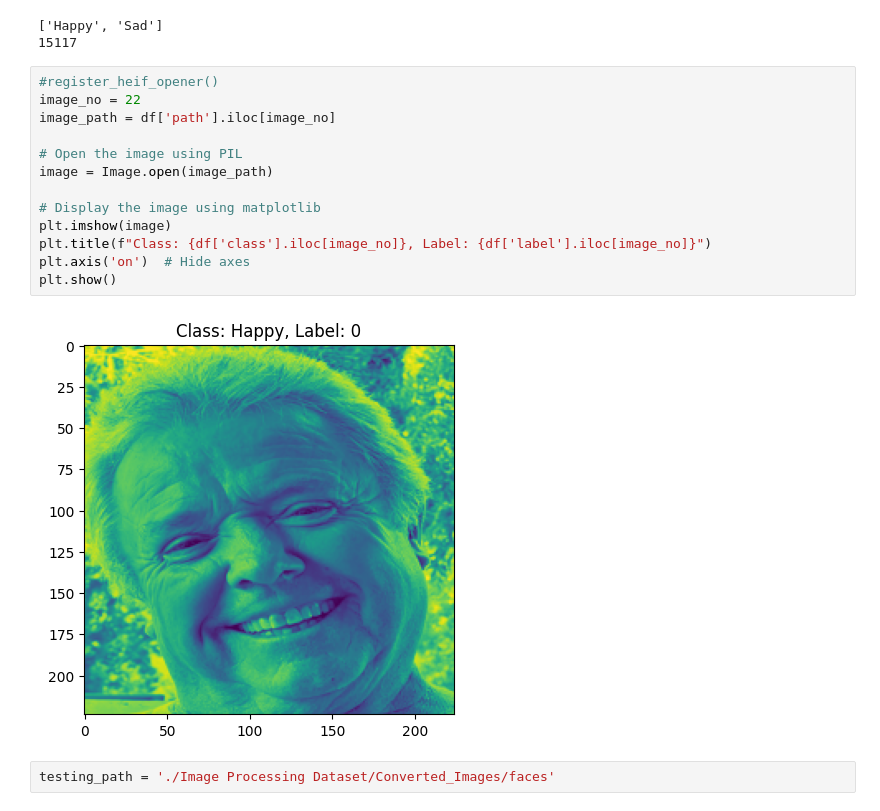
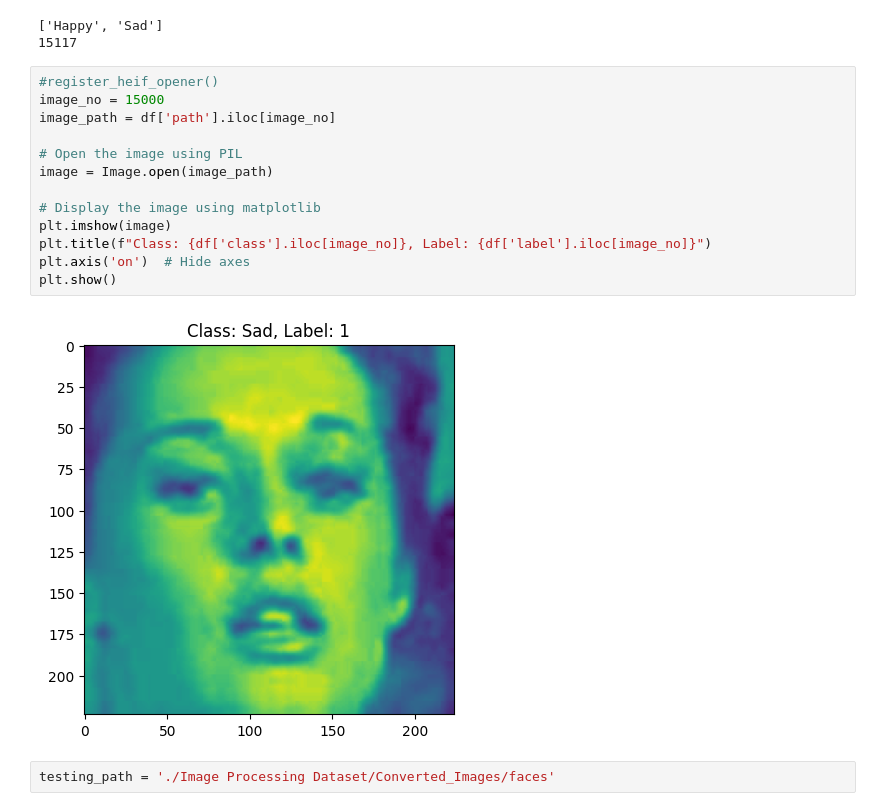
Before and after one commit to Bailey-Ward/Image-processing, a Jupyter notebook: imgprocessing_test.ipynb, the cells around one changed output. Saved outputs shown, nothing was run; the diff lists cells and outputs as text.

```diff
--- a/imgprocessing_test.ipynb
+++ b/imgprocessing_test.ipynb
@@ -124,19 +123,19 @@ print(len(df))
 15117
 # %%
 #register_heif_opener()
-image_no = 22
+image_no = 15000
 image_path = df['path'].iloc[image_no]
 
 # Open the image using PIL
 image = Image.open(image_path)
 
 # Display the image using matplotlib
 plt.imshow(image)
 plt.title(f"Class: {df['class'].iloc[image_no]}, Label: {df['label'].iloc[image_no]}")
 plt.axis('on')  # Hide axes
 plt.show()
 # %% [output]
-[figure, old version]
+[figure, new version]
 # %%
 testing_path = './Image Processing Dataset/Converted_Images/faces'
 # %%
```
Also changed, not shown: parts of 23 cells of this notebook.
